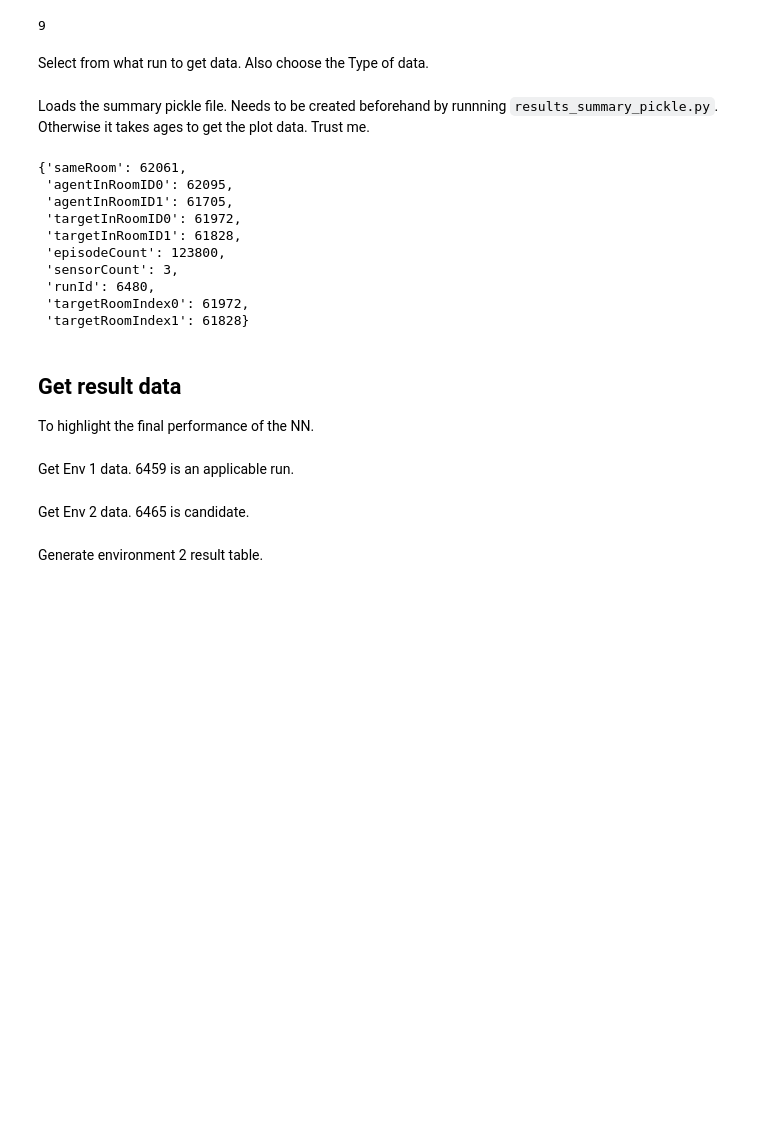
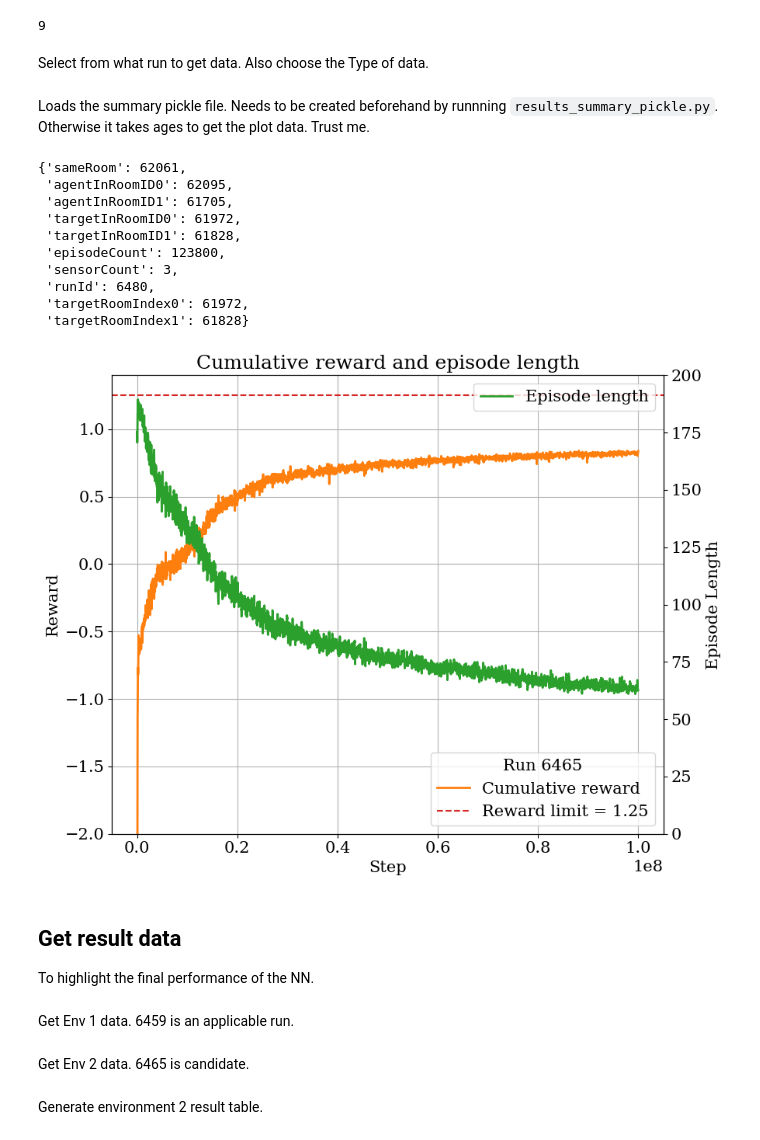
Before and after one commit to muehlefeldt/unity-machine-learning, a Jupyter notebook: python/notebooks/plot.ipynb, the cells around one changed output. Cells and saved outputs as stored; diff of their text form; code cells hidden in the pictures; blank space fills up the shorter version.

```diff
--- a/python/notebooks/plot.ipynb
+++ b/python/notebooks/plot.ipynb
@@ -115,10 +115,10 @@ len(sensor_study_ids)
 Select from what run to get data. Also choose the Type of data.
 # %%
 # Select the plot type you want.
-selected_plot = Plot.RESULT_DATA_SENSOR_STUDY
+selected_plot = Plot.ENV2
 
 # Select here the runs to be ploted.
-selected_runs: list[int] = sensor_study_ids
+selected_runs: list[int] = env2_id
 
 # Legacy options. No longer in use?
 plot_step = 5
@@ -430,12 +430,12 @@ if selected_plot in [Plot.ENV1, Plot.ENV2]:
             )
         axs_first.set_ylim(
             -2,
-            1.1 if selected_plot is Plot.ENV1 else 1.6
+            1.1 if selected_plot is Plot.ENV1 else 1.4
         )
         axs_first.set_ylabel("Reward")
-        reward_label = "Reward limit = 1.0" if selected_plot is Plot.ENV1 else  "Reward limit = 1.5"
+        reward_label = "Reward limit = 1.0" if selected_plot is Plot.ENV1 else  "Reward limit = 1.25"
         axs_first.axhline(
-            1.0 if selected_plot is Plot.ENV1 else 1.5,
+            1.0 if selected_plot is Plot.ENV1 else 1.25,
             label=reward_label, color="C3", linestyle="dashed"
         )
 
@@ -451,34 +451,40 @@ if selected_plot in [Plot.ENV1, Plot.ENV2]:
             linewidth=2.0,
             )
         axs_second.set_ylim(0, 200)
         axs_second.set_ylabel("Episode Length")
         #fig.suptitle("Cumulative reward and episode length")
 
     """if selected_tag is Tag.CUMULATIVE_REWARD:
         #axs_first.set_ylim(-2, 1.5)
         axs_first.set_ylim(-2, 1.1)
         #axs_first.axhline(1.25, label="Reward limit = 1.25", color="C3", linestyle="dashed")
         axs_first.axhline(1.0, label="Reward limit = 1.0", color="C3", linestyle="dashed")
         axs_first.set_ylabel("Reward")
         axs_first.set_title("Cumulative reward")
 
     elif selected_tag is Tag.EP_LENGTH:
         axs_first.set_ylim(0, 200)
         axs_first.set_ylabel("Length")
     axs_first.set_title("Episode length")"""
     axs_first.set_title("Cumulative reward and episode length")
     axs_first.set_xlabel("Step")
 
     axs_second.legend()
+    #axs_second.grid(None)
     axs_first.legend(title=f"Run {id}")
-    axs_second.grid()
+    #axs_second.grid()
     #axs_first.grid()
+    #plt.grid()
+
+    axs_first.grid(None)
 
     plt.subplots_adjust(hspace=0.4)
     plt.style.use("default")
     plt.tight_layout()
     #plt.savefig(f"{selected_run}_all.pdf")
     fig.savefig(f"{selected_runs[0]}-{selected_runs[-1]}_{selected_plot}.pdf")
+# %% [output]
+[figure, added]
 # %%
 if selected_plot is Plot.DOOR:
     fig = plt.figure(figsize=(9, 7))
```
Also changed, not shown: parts of 1 cell of this notebook.
